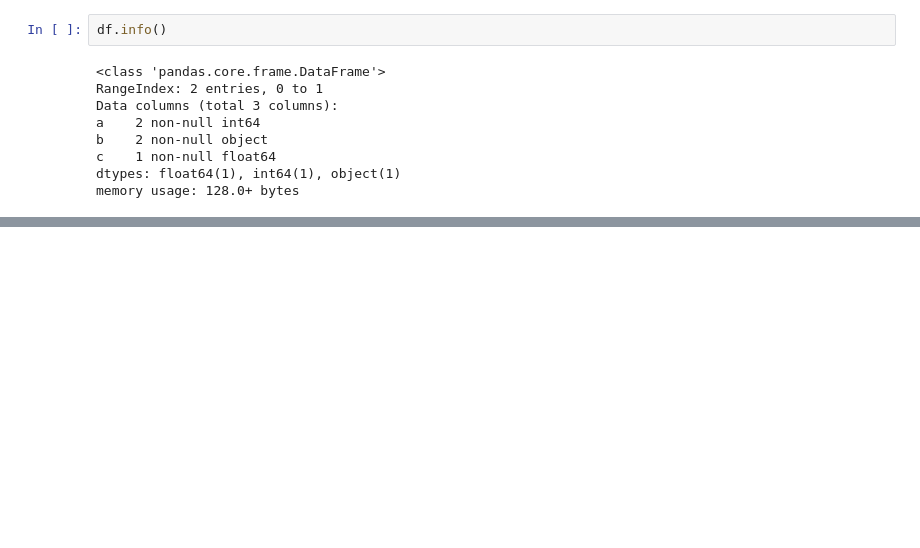
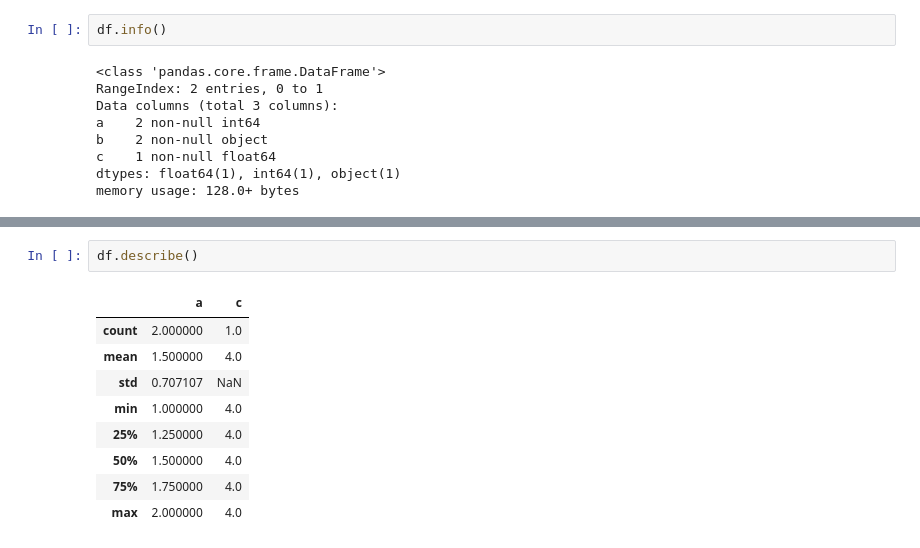
Before and after one commit to arun-narayanaswamy/python-practice, a Jupyter notebook: own-practive/pandas-updated.ipynb, the cells around one changed output, grey strips where cells are left out. Saved outputs shown, nothing was run; the diff lists cells and outputs as text; blank space fills up the shorter version.

```diff
--- a/own-practive/pandas-updated.ipynb
+++ b/own-practive/pandas-updated.ipynb
@@ -638,0 +654,12 @@ memory usage: 128.0+ bytes
+# %%
+df.describe()
+# %% [output]
+|  | a | c |
+| count | 2.000000 | 1.0 |
+| mean | 1.500000 | 4.0 |
+| std | 0.707107 | NaN |
+| min | 1.000000 | 4.0 |
+| 25% | 1.250000 | 4.0 |
+| 50% | 1.500000 | 4.0 |
+| 75% | 1.750000 | 4.0 |
+| max | 2.000000 | 4.0 |
```
Also changed, not shown: parts of 4 cells of this notebook.
